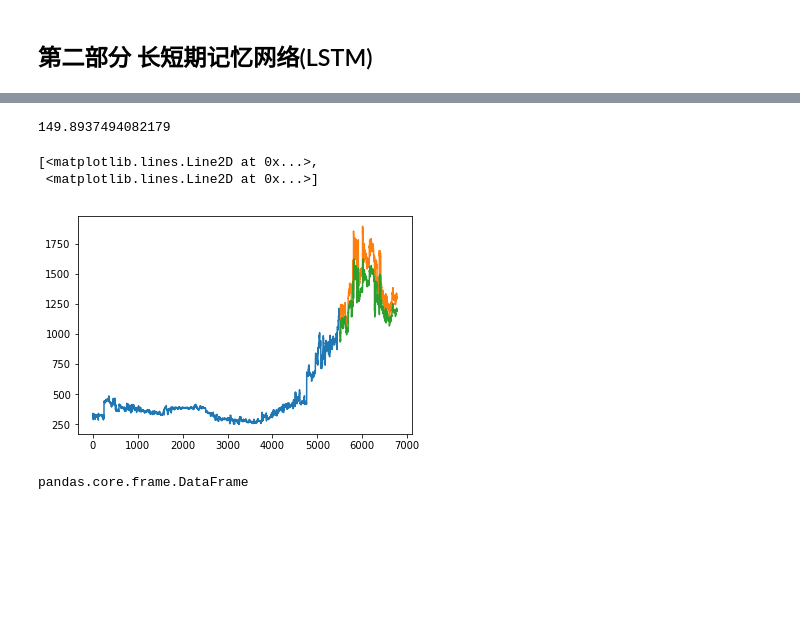
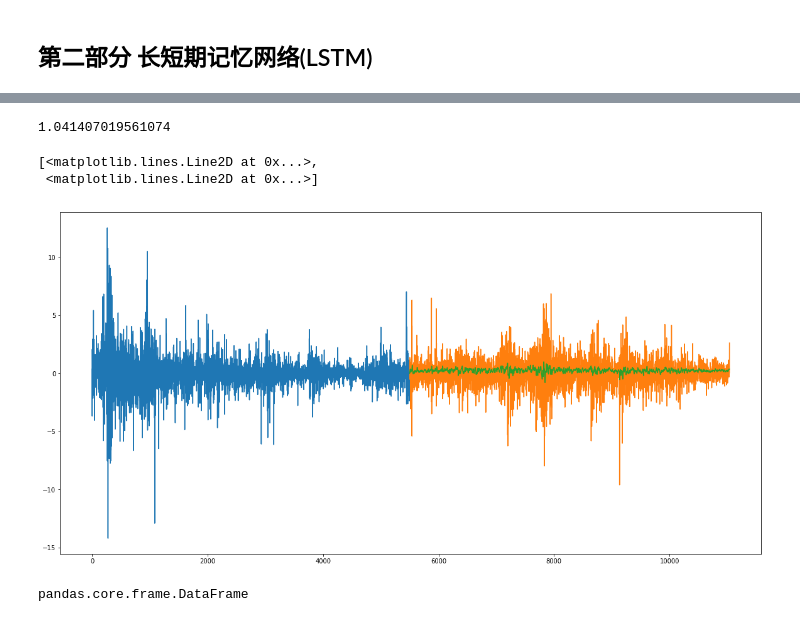
Before and after one commit to SimpleLonely/1218, a Jupyter notebook: src/Keras.ipynb, the cells around one changed output, grey strips where cells are left out. Saved outputs shown, nothing was run; the diff lists cells and outputs as text; code cells hidden in the pictures; blank space fills up the shorter version.

```diff
--- a/src/Keras.ipynb
+++ b/src/Keras.ipynb
@@ -18,7 +18,7 @@ from sklearn.preprocessing import MinMaxScaler
 scaler = MinMaxScaler(feature_range=(0, 1))
 # %%
 # read the file
-df = pd.read_csv('../res/data_meg.csv')
+df = pd.read_csv('../res/input1016.csv')
 
 # print the head
 df.head()
@@ -53,9 +54,9 @@ df.shape, train.shape, valid.shape
 # %%
 #make predictions
 preds = []
-for i in range(0,1277):
-    a = train['gold'][len(train)-1277+i:].sum() + sum(preds)
-    b = a/1277
+for i in range(0,5539):
+    a = train['xau'][len(train)-5539+i:].sum() + sum(preds)
+    b = a/5539
     preds.append(b)
 preds
 # %% [output]
@@ -106,9 +103,9 @@ W0925 15:43:10.281759 11688 __init__.py:308] Limited tf.compat.v2.summary API du
 # %%
 #creating dataframe
 data = df.sort_index(ascending=True, axis=0)
-new_data = pd.DataFrame(index=range(0,len(df)),columns=['gold'])
+new_data = pd.DataFrame(index=range(0,len(df)),columns=['xau'])
 for i in range(0,len(data)):
-    new_data['gold'][i] = data['gold'][i]
+    new_data['xau'][i] = data['xau'][i]
 # %%
 #creating train and test sets
 dataset = new_data.values
@@ -134,4 +131,4 @@ model.add(LSTM(units=50, return_sequences=True, input_shape=(x_train.shape[1],1)
 model.add(LSTM(units=50))
 model.add(Dense(1))
 model.compile(loss='mean_squared_error', optimizer='adam')
-model.fit(x_train, y_train, epochs=1, batch_size=1, verbose=2)
+model.fit(x_train, y_train, epochs=50, batch_size=10, verbose=2)
@@ -173,18 +152,19 @@ closing_price = scaler.inverse_transform(closing_price)
 rms=np.sqrt(np.mean(np.power((valid-closing_price),2)))
 rms
 # %% [output]
-149.8937494082179
+1.041407019561074
 # %%
 #for plotting
+rcParams['figure.figsize'] = 20,10
 train = new_data[:5500].copy()
 valid = new_data[5500:].copy()
 valid['Predictions'] = closing_price
-plt.plot(train['gold'])
-plt.plot(valid[['gold','Predictions']])
+plt.plot(train['xau'])
+plt.plot(valid[['xau','Predictions']])
 # %% [output]
 [<matplotlib.lines.Line2D at 0x...>,
  <matplotlib.lines.Line2D at 0x...>]
-[figure, old version]
+[figure, new version]
 # %%
 type(valid)
 # %% [output]
```
Also changed, not shown: parts of 12 cells of this notebook, 8 other files.
